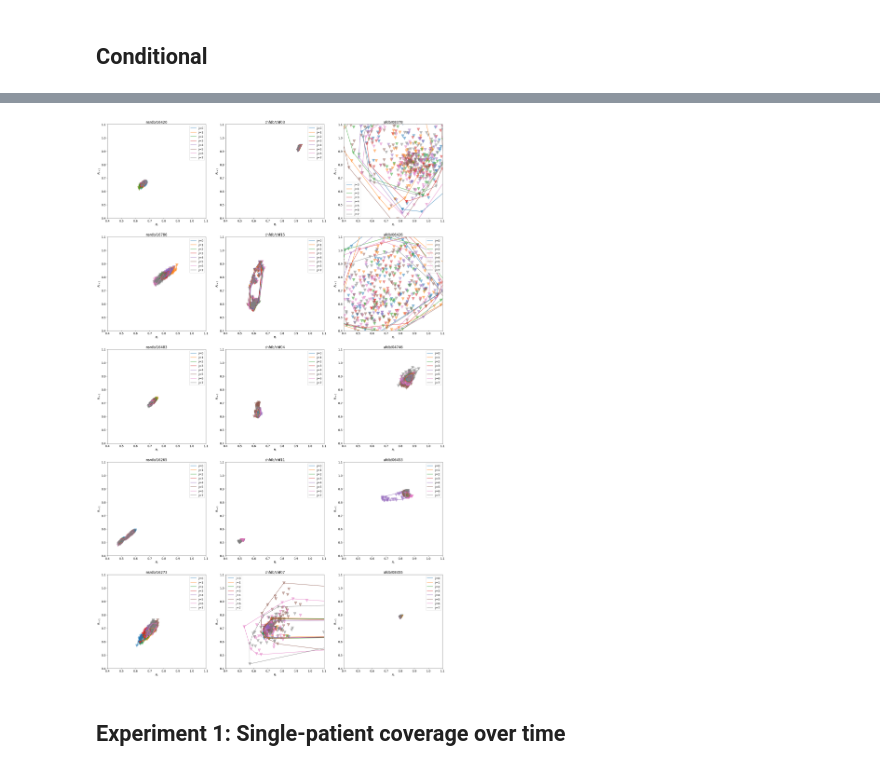
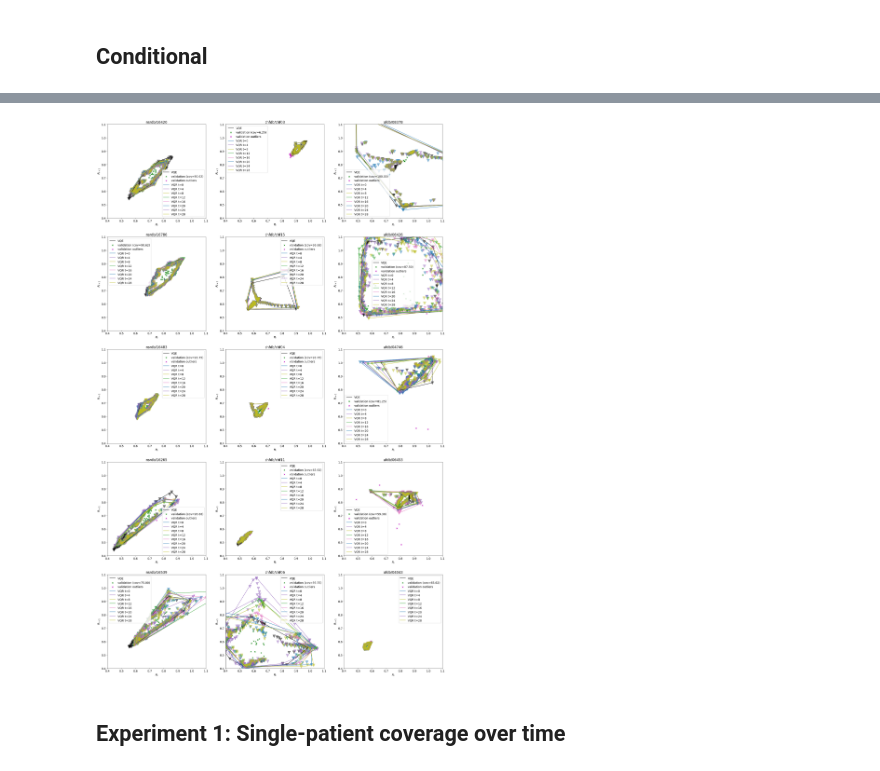
Before and after one commit to vistalab-technion/vqr, a Jupyter notebook: notebooks/03-RR_Intervals.ipynb, the cells around one changed output, grey strips where cells are left out. Drawn from its saved outputs; the diff is of its cells as text; code cells hidden in the pictures.

Commit message:
notebooks: Update RR-intervals initial experiments

```diff
--- a/notebooks/03-RR_Intervals.ipynb
+++ b/notebooks/03-RR_Intervals.ipynb
@@ -20,7 +21,8 @@ plt.rcParams['font.size'] = 14
 from dataclasses import dataclass
 from typing import Iterator, Sequence
 
-DATASET_BASE_PATH = Path('/Users/aviv/dev/datasets/physionet')
+DATASET_BASE_PATH = Path('/Users/avivr/dev/_datasets/physionet')
+assert DATASET_BASE_PATH.is_dir()
 
 @dataclass
 class Dataset:
@@ -132,6 +134,8 @@ def chunk_data(data, window_size, overlap_size=0, flatten_inside_window=True):
         return ret
     else:
         return ret.reshape((num_windows,-1,data.shape[1]))
+# %%
+solver_opts={'verbose': False, 'epsilon': 0.0001, 'num_epochs': 800, 'learning_rate': 0.01}
 # %%
 rec_idx = 10
 from_time="0:01:00"
@@ -147,7 +151,7 @@ for i_ds, ds in enumerate(DATASETS.values()):
     trr, xrr = ecgrr(rec_path, ds.ann_ext, from_time=from_time, to_time=to_time)
     trr, xrr = filtrr(trr, xrr, enable_range=True, enable_moving_average=False)
     Y = chunk_data(xrr, window_size=d, overlap_size=d-1)
-    vqe = VectorQuantileEstimator(n_levels=T, solver_opts={'verbose': False})
+    vqe = VectorQuantileEstimator(n_levels=T, solver_opts=solver_opts)
     vqe.fit(Y)
     vqe.plot_quantiles(figsize=(15, 20), surf_2d=True);
 # %% [output]
@@ -230,9 +167,9 @@ def plot_coverage_2d(
 rec_idxs = [1, 3, 5, 7, 10]
 
 train_start_h = 1
-train_duration_h = 6
+train_duration_h = 9
 valid_start_h = train_start_h + train_duration_h + 0
-valid_duration_h = 1
+valid_duration_h = 3
 
 train_from_time=f"0:{train_start_h:02d}:00"
 train_to_time=f"0:{train_start_h+train_duration_h:02d}:00"
@@ -257,8 +194,8 @@ for i_rec, rec_idx in enumerate(rec_idxs):
 
         print(f"{rec_name}: {Y_train.shape=}, {Y_valid.shape=}")
 
-        vqe = VectorQuantileEstimator(n_levels=T, solver_opts={'verbose': False})
+        vqe = VectorQuantileEstimator(n_levels=T, solver_opts=solver_opts)
         vqe.fit(Y_train)
         Q1, Q2 = vqe.vector_quantiles()
-        plot_coverage_2d(Q1, Q2, Y_valid, Y_train, alpha=0.05, title=rec_name, ax=ax_cov[i_rec,i_ds], xylim=[0.4, 1.1], xlabel="$R_i$", ylabel="$R_{i+1}$");
+        plot_coverage_2d(Q1, Q2, Y_valid=Y_valid, Y_train=Y_train, alpha=0.05, title=rec_name, ax=ax_cov[i_rec,i_ds], xylim=[0.4, 1.1], xlabel="$R_i$", ylabel="$R_{i+1}$");
 # %% [output]
@@ -345,14 +285,14 @@ from sklearn.model_selection import train_test_split
 # %%
-rec_idxs = [1, 3, 5, 7, 10,]
+rec_idxs = [1, 3, 5, 7, 11,]
 from_time="0:01:00"
-to_time="0:06:00"
+to_time="0:12:00"
 
 d = 2
 # k = 30
-xwin_sec = 10
+xwin_sec = 5
 
-T = 20
-N_valid = 8
+T = 25
+N_valid = 32
 overlap = .9
 
 fig_cond, ax_cond = plt.subplots(len(rec_idxs), len(DATASETS), figsize=(10*len(DATASETS), 10*len(rec_idxs)), squeeze=False)
@@ -373,12 +313,57 @@ for i_rec, rec_idx in enumerate(rec_idxs):
 
         print(f"{rec_name} (N_train={X_train.shape[0]}, {k=})")
 
-        vqr = VectorQuantileRegressor(n_levels=T, solver_opts={'verbose': False})
+        vqr = VectorQuantileRegressor(n_levels=T, solver_opts=solver_opts)
         vqr.fit(X_train, Y_train)
+        vqr_samples = vqr.vector_quantiles(X_valid)
 
-        vqr_samples = vqr.vector_quantiles(X_valid)
-        for j in range(N_valid):
-            Q1, Q2 = vqr_samples[j]
+        vqe = VectorQuantileEstimator(n_levels=T, solver_opts=solver_opts)
+        vqe.fit(Y_train)
+        vqe_Q1, vqe_Q2 = vqe.vector_quantiles()
+
+        # fig, ax = plt.subplots(1, 1, figsize=(5, 5), squeeze=True)
+        # ax.set_title(rec_name)
+        # def _update_anim(x):
+        #     t, vqr_sample = x
+        #     Q1, Q2 = vqr_sample
+        #     ax.clear()
+        #     plot_coverage_2d(
+        #         Q1, Q2,
+        #         alpha=0.05,
+        #         title=rec_name,
+        #         ax=ax,
+        #         xylim=[0.4, 1.1],
+        #         xlabel="$R_i$",
+        #         ylabel="$R_{i+1}$",
+        #         contour_color=f"C{t}",
+        #         contour_label=f"{t=}"
+        #     );
+        #     return ax.get_children()
+
+        # anim = FuncAnimation(
+        #     fig=fig,
+        #     func=_update_anim,
+        #     frames=enumerate(vqr_samples),
+        #     interval=200, blit=True
+        # )
+        #anim.save(f"figs/{rec_name.replace('/', '_')}.gif",)
+        # display(HTML(anim.to_html5_video()))
+        # fig.clear()
+
+        plot_coverage_2d(
+            vqe_Q1, vqe_Q2,
+            Y_valid=Y_valid,
+            alpha=0.05,
+            title=rec_name,
+            ax=ax_cond[i_rec, i_ds],
+            xylim=[0.4, 1.1],
+            xlabel="$R_i$",
+            ylabel="$R_{i+1}$",
+            contour_color=f"k",
+            contour_label=f"VQE"
+        );
+        for t in range(0, N_valid, 4):
+            Q1, Q2 = vqr_samples[t]
 
             plot_coverage_2d(
                 Q1, Q2,
@@ -388,7 +373,7 @@ for i_rec, rec_idx in enumerate(rec_idxs):
                 xylim=[0.4, 1.1],
                 xlabel="$R_i$",
                 ylabel="$R_{i+1}$",
-                contour_color=f"C{j}",
-                contour_label=f"{j=}"
+                contour_color=f"C{t}",
+                contour_label=f"VQR {t=}"
             );
 # %% [output]
@@ -410,4 +395,4 @@ afdb/08455 (N_train=113, k=13)
-[figure, old version]
+[figure, new version]
 # %% [markdown]
 ## Experiment 1: Single-patient coverage over time
 # %% [markdown]
```
Also changed, not shown: parts of 13 cells of this notebook.
